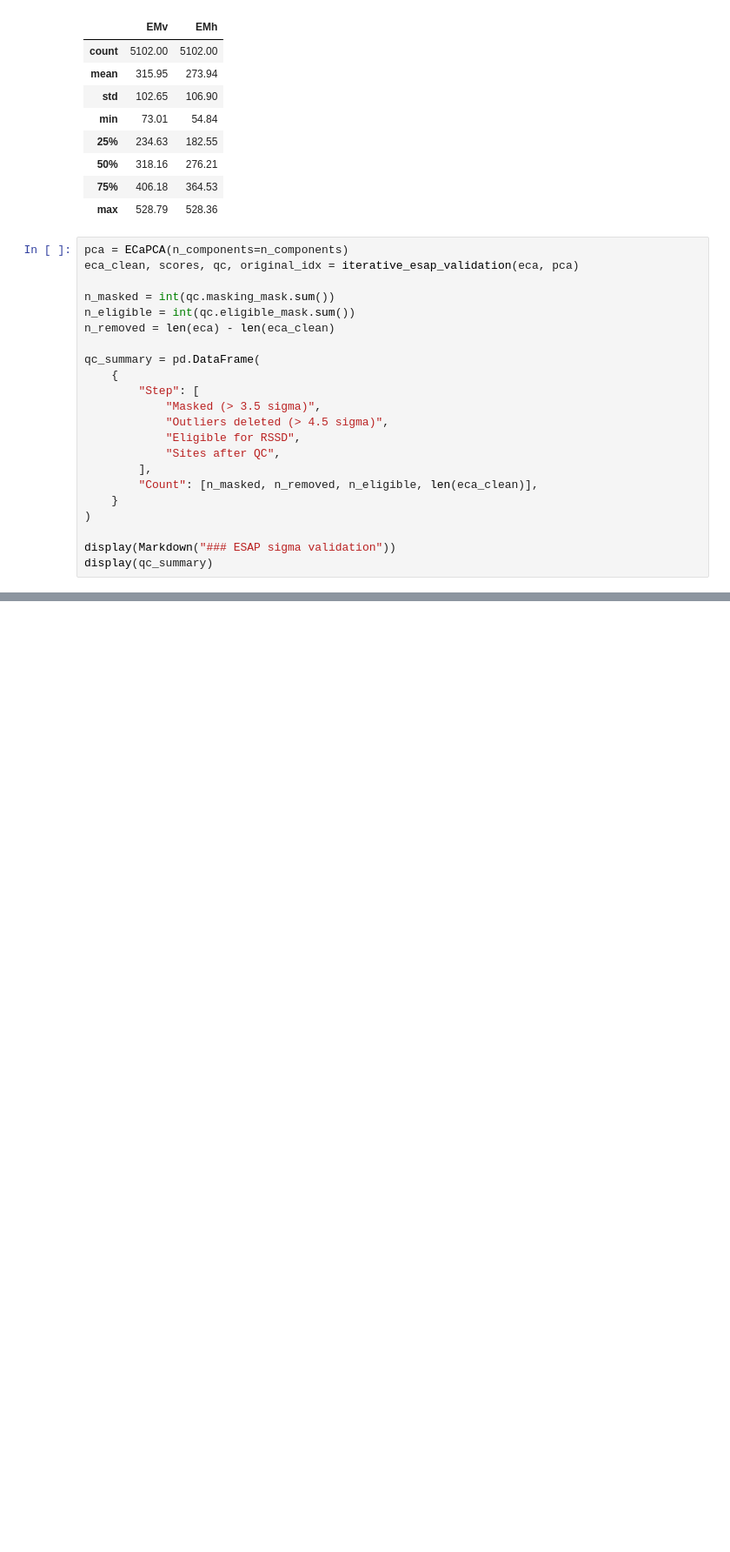
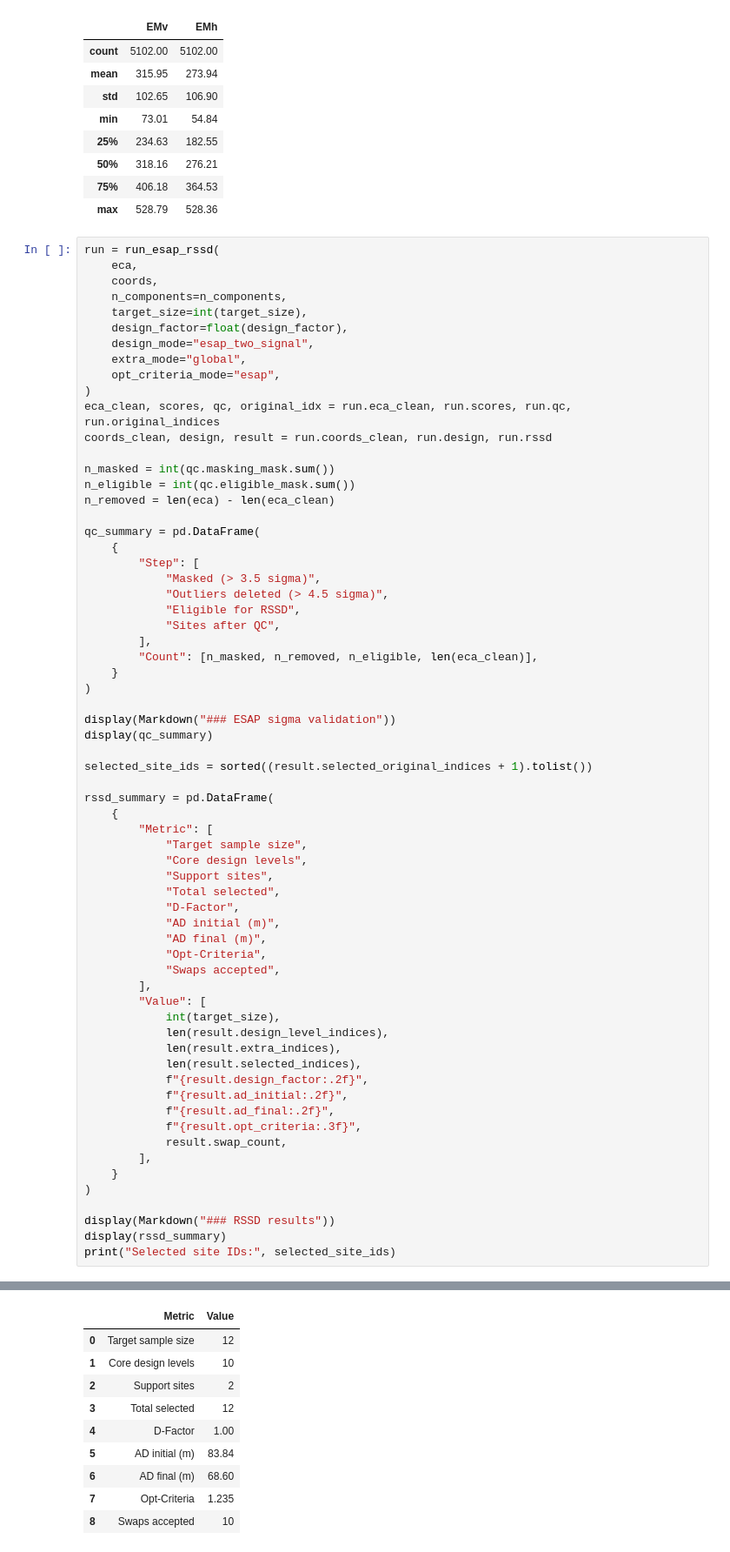
Before and after one commit to singhamninder/RSSDpy, a Jupyter notebook: notebooks/rssd_demo.ipynb, the cells around one changed output, grey strips where cells are left out. Shown at 87% size. Drawn from its saved outputs; the diff is of its cells as text; blank space fills up the shorter version.

```diff
--- a/notebooks/rssd_demo.ipynb
+++ b/notebooks/rssd_demo.ipynb
@@ -138,8 +137,18 @@ display(eca.describe().round(2))
 | 75% | 406.18 | 364.53 |
 | max | 528.79 | 528.36 |
 # %%
-pca = ECaPCA(n_components=n_components)
-eca_clean, scores, qc, original_idx = iterative_esap_validation(eca, pca)
+run = run_esap_rssd(
+    eca,
+    coords,
+    n_components=n_components,
+    target_size=int(target_size),
+    design_factor=float(design_factor),
+    design_mode="esap_two_signal",
+    extra_mode="global",
+    opt_criteria_mode="esap",
+)
+eca_clean, scores, qc, original_idx = run.eca_clean, run.scores, run.qc, run.original_indices
+coords_clean, design, result = run.coords_clean, run.design, run.rssd
 
 n_masked = int(qc.masking_mask.sum())
 n_eligible = int(qc.eligible_mask.sum())
@@ -159,6 +168,39 @@ qc_summary = pd.DataFrame(
 
 display(Markdown("### ESAP sigma validation"))
 display(qc_summary)
+
+selected_site_ids = sorted((result.selected_original_indices + 1).tolist())
+
+rssd_summary = pd.DataFrame(
+    {
+        "Metric": [
+            "Target sample size",
+            "Core design levels",
+            "Support sites",
+            "Total selected",
+            "D-Factor",
+            "AD initial (m)",
+            "AD final (m)",
+            "Opt-Criteria",
+            "Swaps accepted",
+        ],
+        "Value": [
+            int(target_size),
+            len(result.design_level_indices),
+            len(result.extra_indices),
+            len(result.selected_indices),
+            f"{result.design_factor:.2f}",
+            f"{result.ad_initial:.2f}",
+            f"{result.ad_final:.2f}",
+            f"{result.opt_criteria:.3f}",
+            result.swap_count,
+        ],
+    }
+)
+
+display(Markdown("### RSSD results"))
+display(rssd_summary)
+print("Selected site IDs:", selected_site_ids)
 # %% [output]
 ### ESAP sigma validation
 |  | Step | Count |
@@ -168,0 +212,10 @@ display(qc_summary)
+|  | Metric | Value |
+| 0 | Target sample size | 12 |
+| 1 | Core design levels | 10 |
+| 2 | Support sites | 2 |
+| 3 | Total selected | 12 |
+| 4 | D-Factor | 1.00 |
+| 5 | AD initial (m) | 83.84 |
+| 6 | AD final (m) | 68.60 |
+| 7 | Opt-Criteria | 1.235 |
+| 8 | Swaps accepted | 10 |
```
Also changed, not shown: parts of 6 cells of this notebook, 2 other files.
